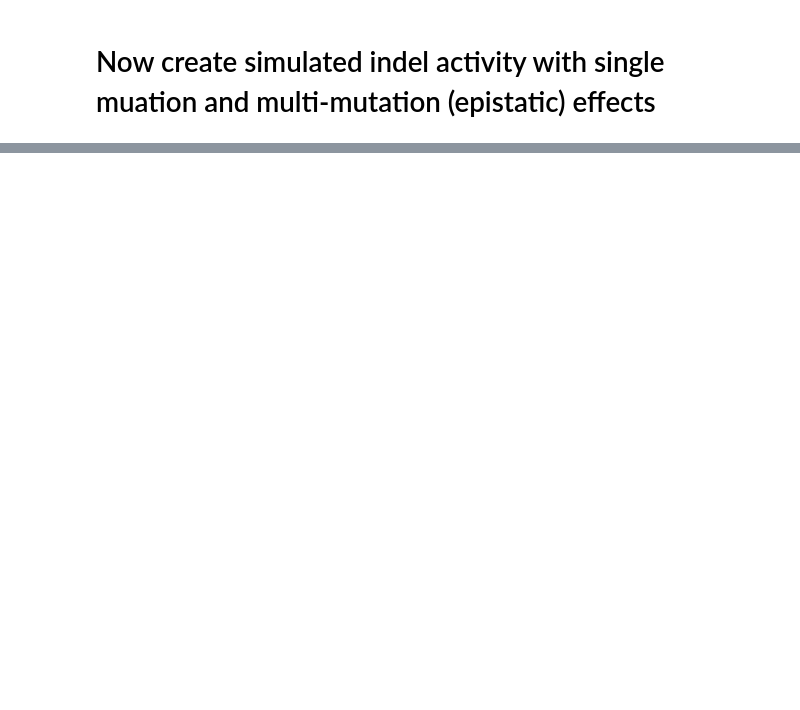
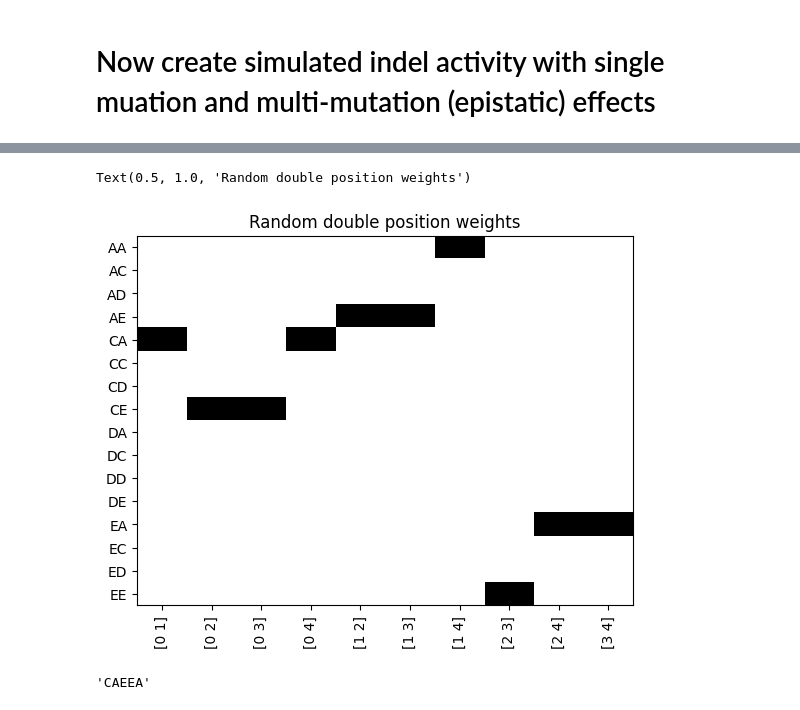
Before and after one commit to swagatam101/doe, a Jupyter notebook: DOE_SOLD_v2.ipynb, the cells around one changed output, grey strips where cells are left out. Cells and saved outputs as stored; diff of their text form; code cells hidden in the pictures; blank space fills up the shorter version.

Commit message:
encoder

```diff
--- a/DOE_SOLD_v2.ipynb
+++ b/DOE_SOLD_v2.ipynb
@@ -142,0 +232,3 @@ def seq_encoder(seq):
+# %%
+amino_product = [''.join(x) for x in product(amino_acids, amino_acids)]
+pos_product = [np.asarray(x) for x in combinations(np.arange(num_mutated), 2)]
@@ -142,0 +261,12 @@ def seq_encoder(seq):
+# %%
+plt.imshow(pairwise_encode(seqs[0]), aspect = 'auto', cmap = 'Grays', interpolation= 'None')
+_  = plt.xticks(range(len(pos_product)), pos_product, rotation = 90)
+_  = plt.yticks(range(len(amino_product)), amino_product)
+plt.title("Random double position weights")
+# %% [output]
+Text(0.5, 1.0, 'Random double position weights')
+[figure, added]
+# %%
+seqs[0]
+# %% [output]
+'CAEEA'
```
Also changed, not shown: parts of 14 cells of this notebook, 1 other file.
